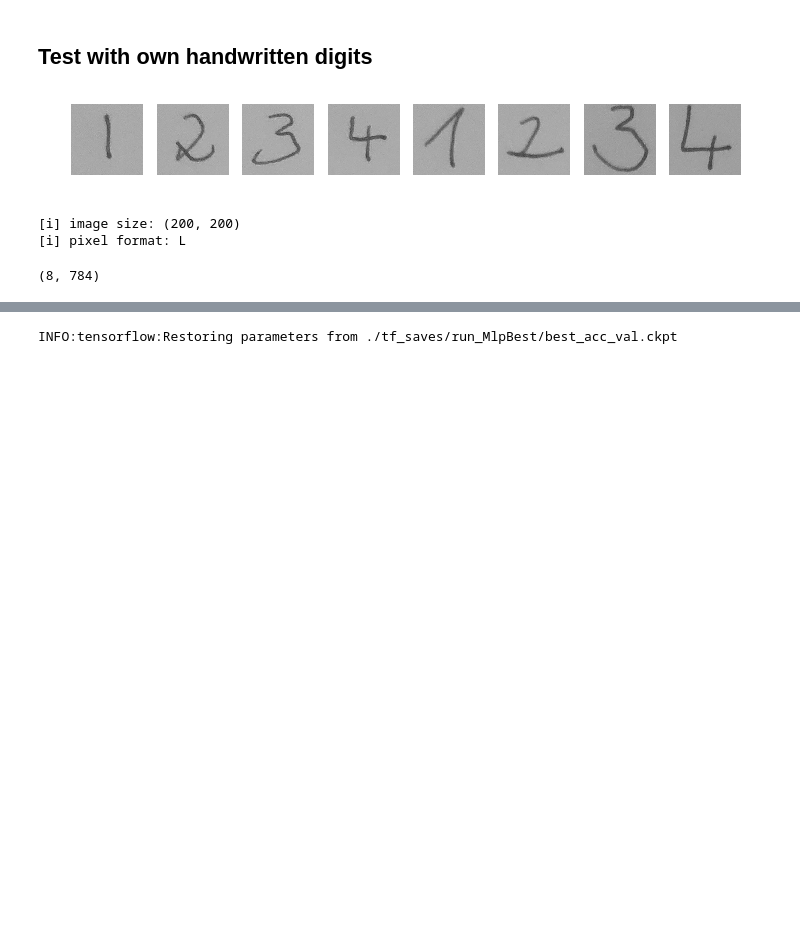
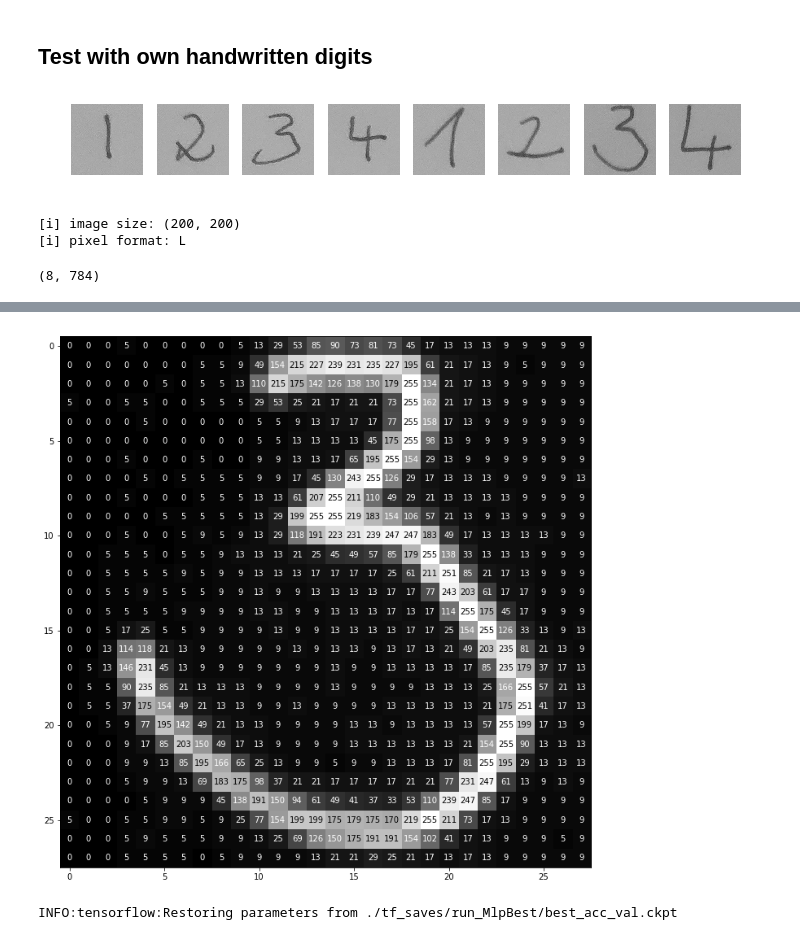
Before and after one commit to damilo/project.ml, a Jupyter notebook: project.ml.tf-c11.08/project.ml.tf-c11.08.ipynb, the cells around one changed output, grey strips where cells are left out. Cells and saved outputs as stored; diff of their text form; code cells hidden in the pictures; blank space fills up the shorter version.

```diff
--- a/project.ml.tf-c11.08/project.ml.tf-c11.08.ipynb
+++ b/project.ml.tf-c11.08/project.ml.tf-c11.08.ipynb
@@ -661,3 +695,10 @@ plt.show ()
+# %%
+fig, axs = plt.subplots (1, 1)
+fig.set_size_inches (12, 12)
+visualize_input (X_ownhwd[4].reshape (28, 28), axs)
+plt.show ()
+# %% [output]
+[figure, added]
 # %%
 from mlpmnist import MlpMnist
 myMnistEst = MlpMnist (
```
Also changed, not shown: parts of 10 cells of this notebook, 12 other files.
